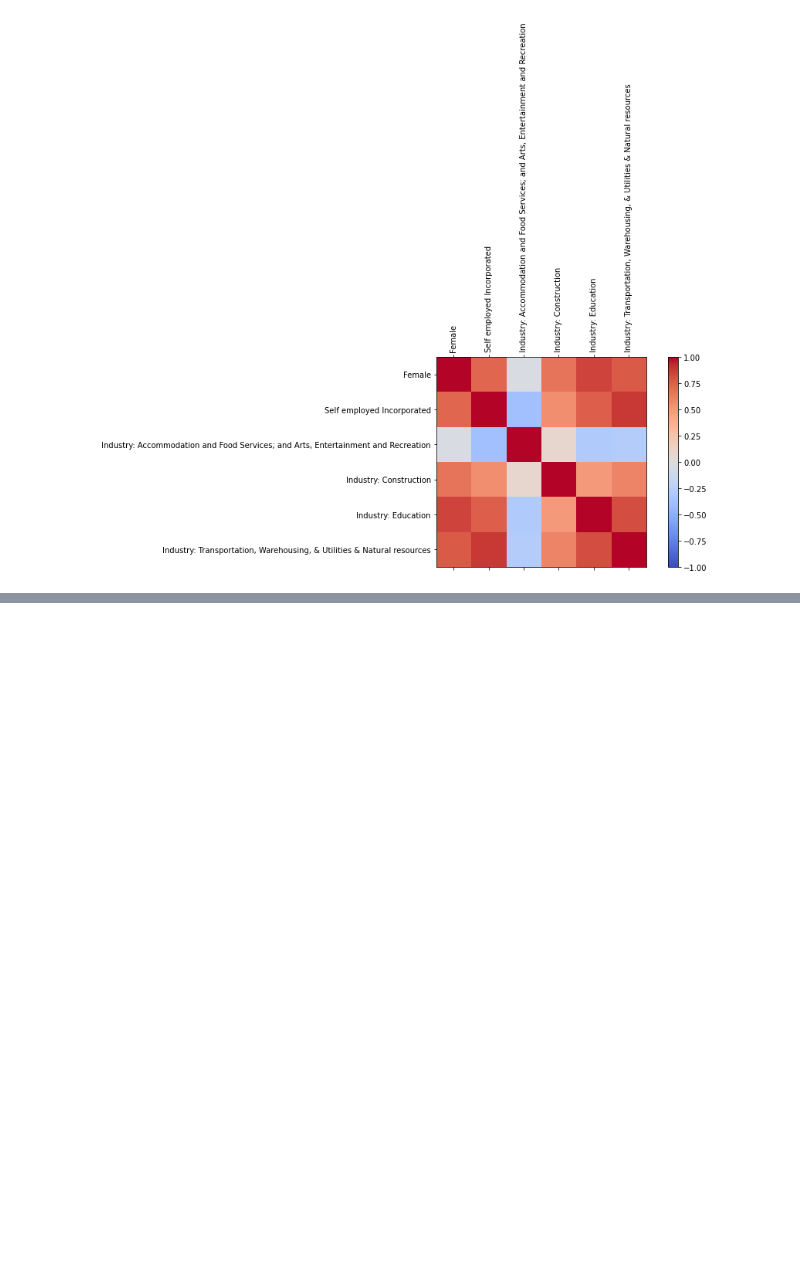
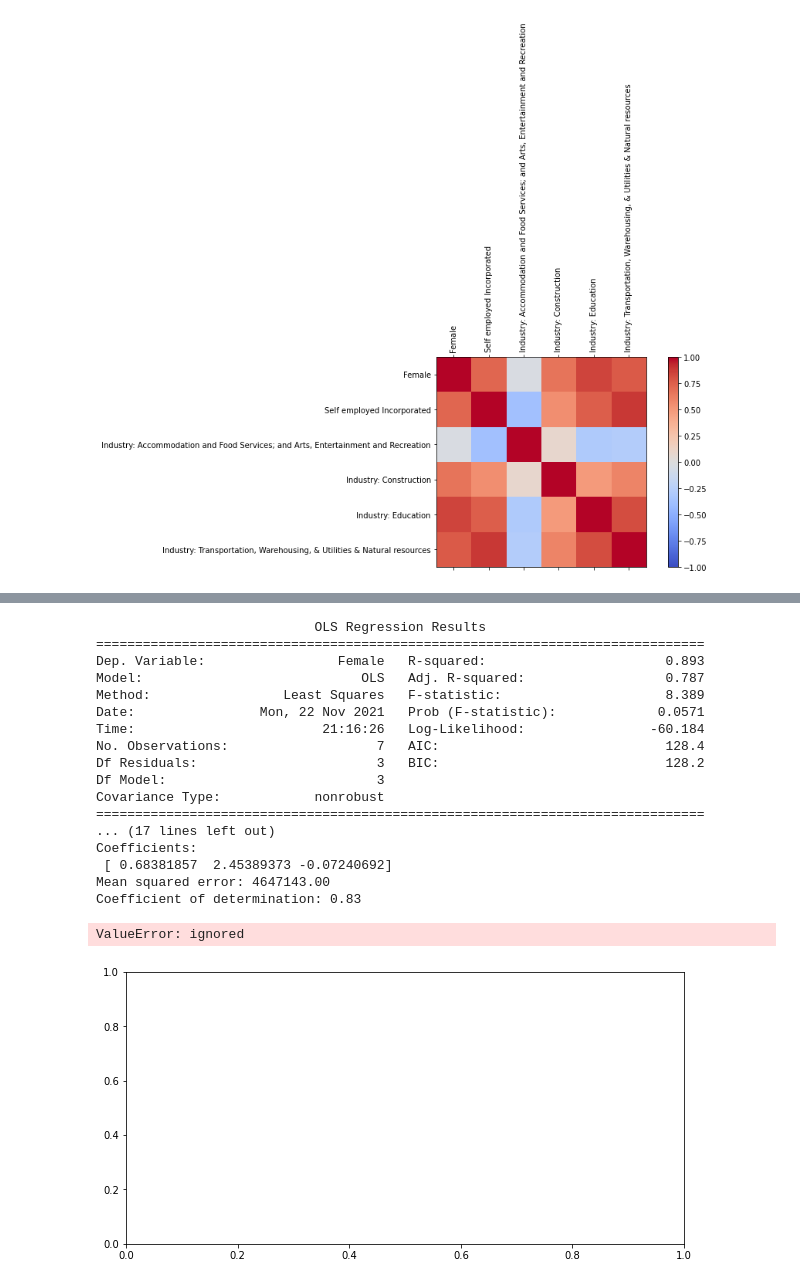
Before and after one commit to BU-Spark/ds-boston-bpda-br-census, a Jupyter notebook: emilygreven/CensusProjectDeliverable3.ipynb, the cells around one changed output, grey strips where cells are left out. Drawn from its saved outputs; the diff is of its cells as text; code cells hidden in the pictures; blank space fills up the shorter version.

Commit message:
added more regressions and matrices

```diff
--- a/emilygreven/CensusProjectDeliverable3.ipynb
+++ b/emilygreven/CensusProjectDeliverable3.ipynb
@@ -670,0 +874,75 @@ rent_montly_percentage_df = housing_df[[
+# %%
+marital_status = MA_df[["Female",
+"Male",
+"Married",
+"Widowed",
+"Divorced",
+"Separated",
+"Never married or under 15 years old"]]
+# %%
+# Make linear regression Function
+from sklearn import datasets, linear_model
+from sklearn.metrics import mean_squared_error, r2_score
+def makeLinReg(X, y):
+
+
+  X_intercept = sm.add_constant(X)
+
+  X_train, X_test, y_train, y_test = model_selection.train_test_split(
+    X_intercept, y, test_size = 0.5, random_state = 0)
+
+  model = sm.OLS(y_train, X_train)
+  results = model.fit()
+  print(results.summary())
+
+  X_train, X_test, y_train, y_test = model_selection.train_test_split(
+    X, y, test_size = 0.5, random_state = 0)
+
+  # Create linear regression object
+  regr = linear_model.LinearRegression()
+
+  # Train the model using the training sets
+  regr.fit(X_train, y_train)
+
+  # Make predictions using the testing set
+  y_pred = regr.predict(X_test)
+  # The coefficients
+  print("Coefficients: \n", regr.coef_)
+  # The mean squared error
+  print("Mean squared error: %.2f" % mean_squared_error(y_test, y_pred))
+  # The coefficient of determination: 1 is perfect prediction
+  print("Coefficient of determination: %.2f" % r2_score(y_test, y_pred))
+
+  # # Plot outputs
+  # plt.scatter(X_test, y_test, color="black")
+  # plt.plot(X_test, y_pred, color="blue", linewidth=3)
+
+  # plt.xticks(())
+  # plt.yticks(())
+
+  # plt.show()
+  return
+
+
+makeLinReg(marital_status[["Married", "Widowed", "Divorced",
+]], marital_status["Female"])
+# %% [output]
+                            OLS Regression Results
+==============================================================================
+Dep. Variable:                 Female   R-squared:                       0.893
+Model:                            OLS   Adj. R-squared:                  0.787
+Method:                 Least Squares   F-statistic:                     8.389
+Date:                Mon, 22 Nov 2021   Prob (F-statistic):             0.0571
+Time:                        21:16:26   Log-Likelihood:                -60.184
+No. Observations:                   7   AIC:                             128.4
+Df Residuals:                       3   BIC:                             128.2
+Df Model:                           3
+Covariance Type:            nonrobust
+==============================================================================
+... (17 lines left out)
+Coefficients:
+ [ 0.68381857  2.45389373 -0.07240692]
+Mean squared error: 4647143.00
+Coefficient of determination: 0.83
+ValueError: ignored
+[figure, added]
```
Also changed, not shown: parts of 14 cells of this notebook.
